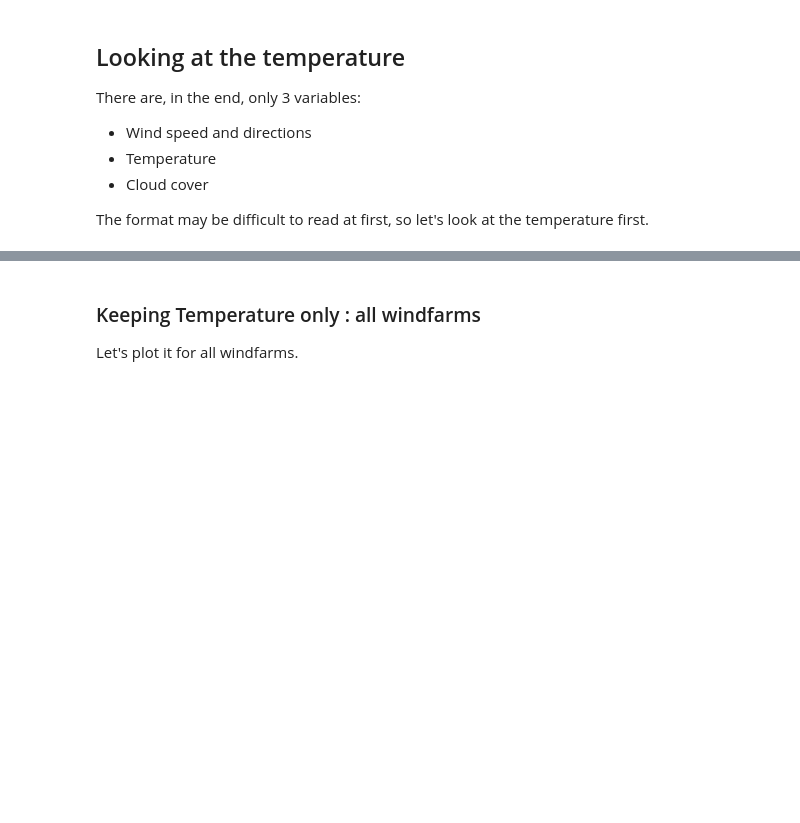
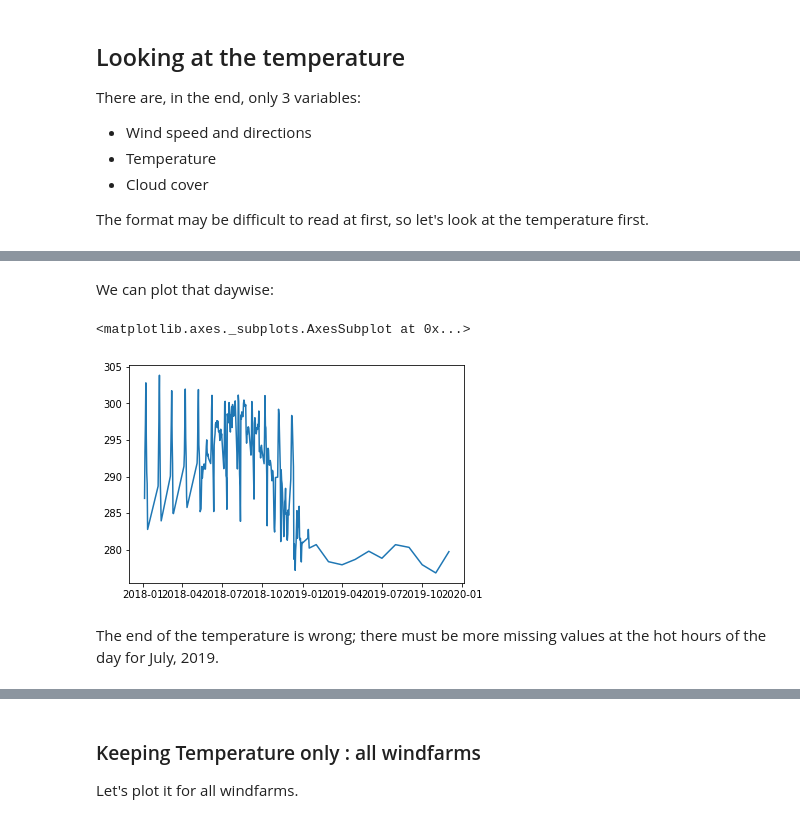
Before and after one commit to gaspardbb/astreos, a Jupyter notebook: exploring_the_data.ipynb, the cells around one changed output, grey strips where cells are left out. Drawn from its saved outputs; the diff is of its cells as text; code cells hidden in the pictures; blank space fills up the shorter version.

```diff
--- a/exploring_the_data.ipynb
+++ b/exploring_the_data.ipynb
@@ -153,0 +153,3 @@ The variability between model provider seems negligible (see error bars).
+# %%
+wf_1 = df.xs(1, level='WF')
+wf_1.head()
@@ -153,0 +172,3 @@ The variability between model provider seems negligible (see error bars).
+# %%
+temp_df = wf_1.xs('T', level='var', axis=1)
+temp_df.head()
@@ -153,0 +188,3 @@ The variability between model provider seems negligible (see error bars).
+# %%
+temp_df_mean = temp_df.mean(axis=1)
+temp_df_mean.head()
@@ -153,0 +199,12 @@ The variability between model provider seems negligible (see error bars).
+# %% [markdown]
+We can plot that daywise:
+# %%
+# temp_df_day = temp_df.resample('D').mean()
+temp_df_day = temp_df_mean.groupby(temp_df_mean.index.date).mean()
+# %%
+sns.lineplot(data=temp_df_day)
+# %% [output]
+<matplotlib.axes._subplots.AxesSubplot at 0x...>
+[figure, added]
+# %% [markdown]
+The end of the temperature is wrong; there must be more missing values at the hot hours of the day for July, 2019.
```
Also changed, not shown: parts of 49 cells of this notebook.
